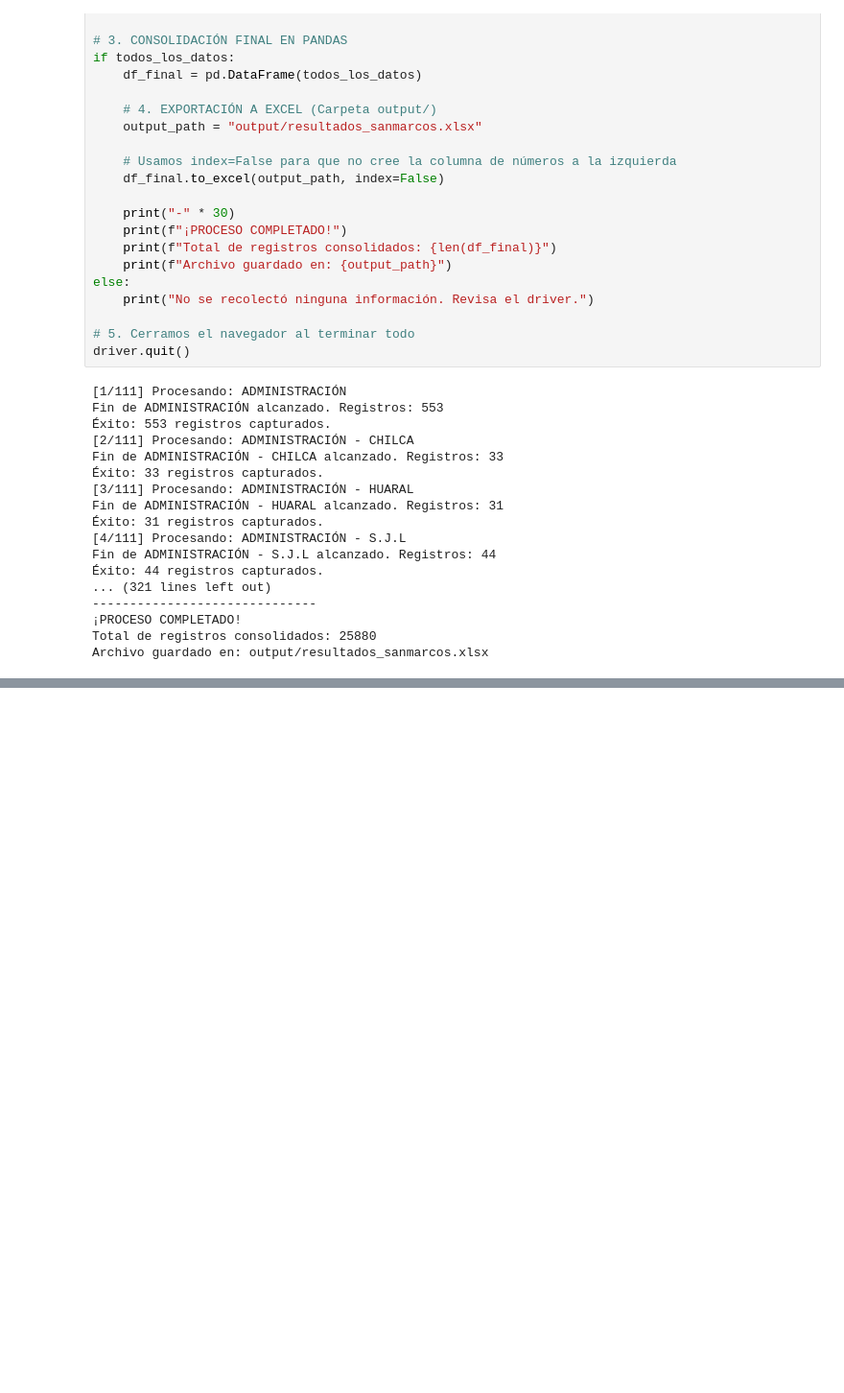
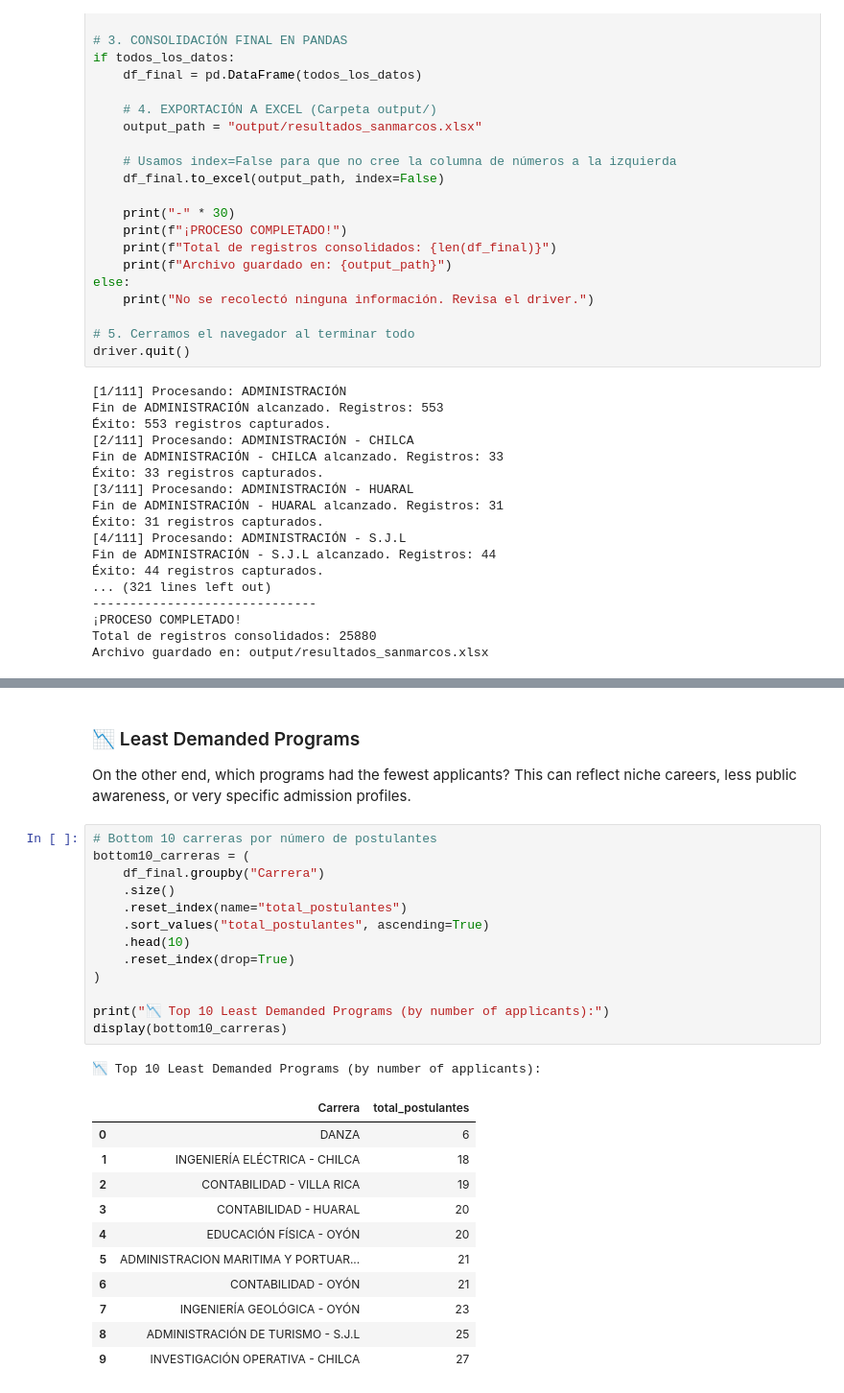
Before and after one commit to alejandroventuraventurameza-tech/Scraping_data, a Jupyter notebook: scraper.ipynb, the cells around one changed output, grey strips where cells are left out. Shown at 96% size. Cells and saved outputs as stored; diff of their text form; blank space fills up the shorter version.

```diff
--- a/scraper.ipynb
+++ b/scraper.ipynb
@@ -220,0 +392,30 @@ Archivo guardado en: output/resultados_sanmarcos.xlsx
+# %% [markdown]
+### 📉 Least Demanded Programs
+
+On the other end, which programs had the fewest applicants? This can reflect niche careers, less public awareness, or very specific admission profiles.
+# %%
+# Bottom 10 carreras por número de postulantes
+bottom10_carreras = (
+    df_final.groupby("Carrera")
+    .size()
+    .reset_index(name="total_postulantes")
+    .sort_values("total_postulantes", ascending=True)
+    .head(10)
+    .reset_index(drop=True)
+)
+
+print("📉 Top 10 Least Demanded Programs (by number of applicants):")
+display(bottom10_carreras)
+# %% [output]
+📉 Top 10 Least Demanded Programs (by number of applicants):
+|  | Carrera | total_postulantes |
+| 0 | DANZA | 6 |
+| 1 | INGENIERÍA ELÉCTRICA - CHILCA | 18 |
+| 2 | CONTABILIDAD - VILLA RICA | 19 |
+| 3 | CONTABILIDAD - HUARAL | 20 |
+| 4 | EDUCACIÓN FÍSICA - OYÓN | 20 |
+| 5 | ADMINISTRACION MARITIMA Y PORTUAR... | 21 |
+| 6 | CONTABILIDAD - OYÓN | 21 |
+| 7 | INGENIERÍA GEOLÓGICA - OYÓN | 23 |
+| 8 | ADMINISTRACIÓN DE TURISMO - S.J.L | 25 |
+| 9 | INVESTIGACIÓN OPERATIVA - CHILCA | 27 |
```
Also changed, not shown: parts of 16 cells of this notebook.
